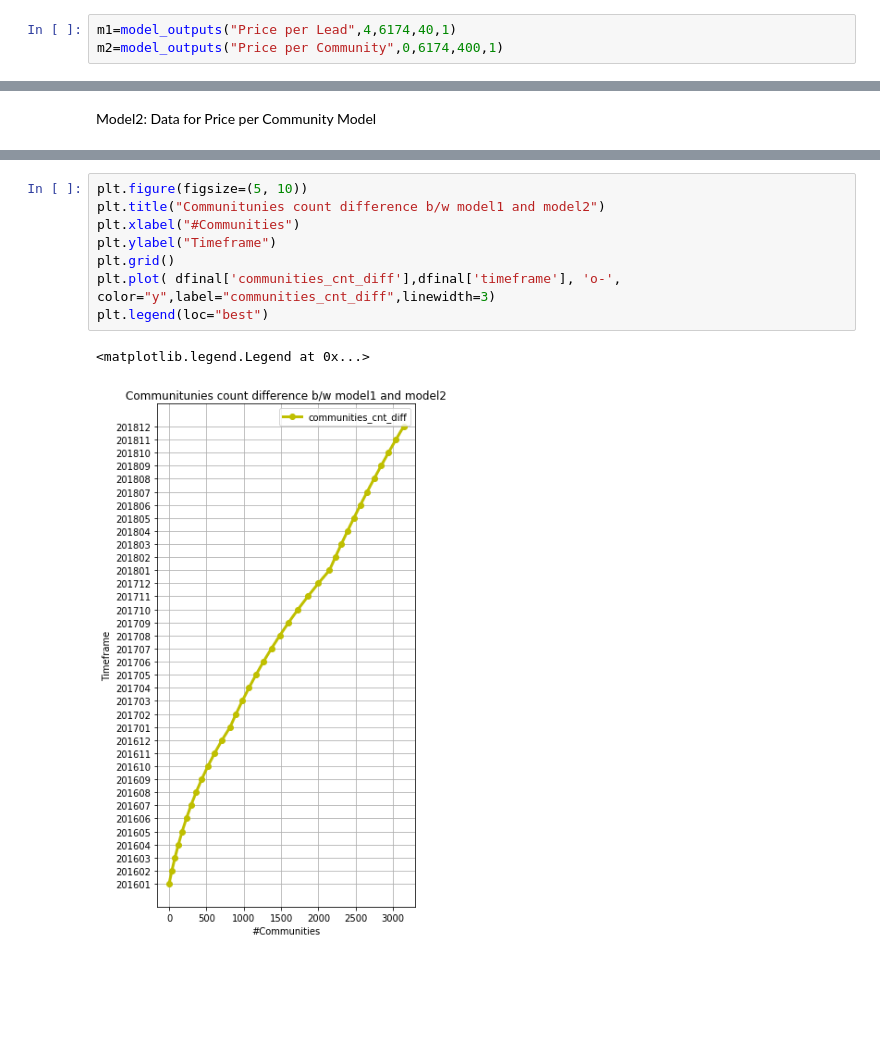
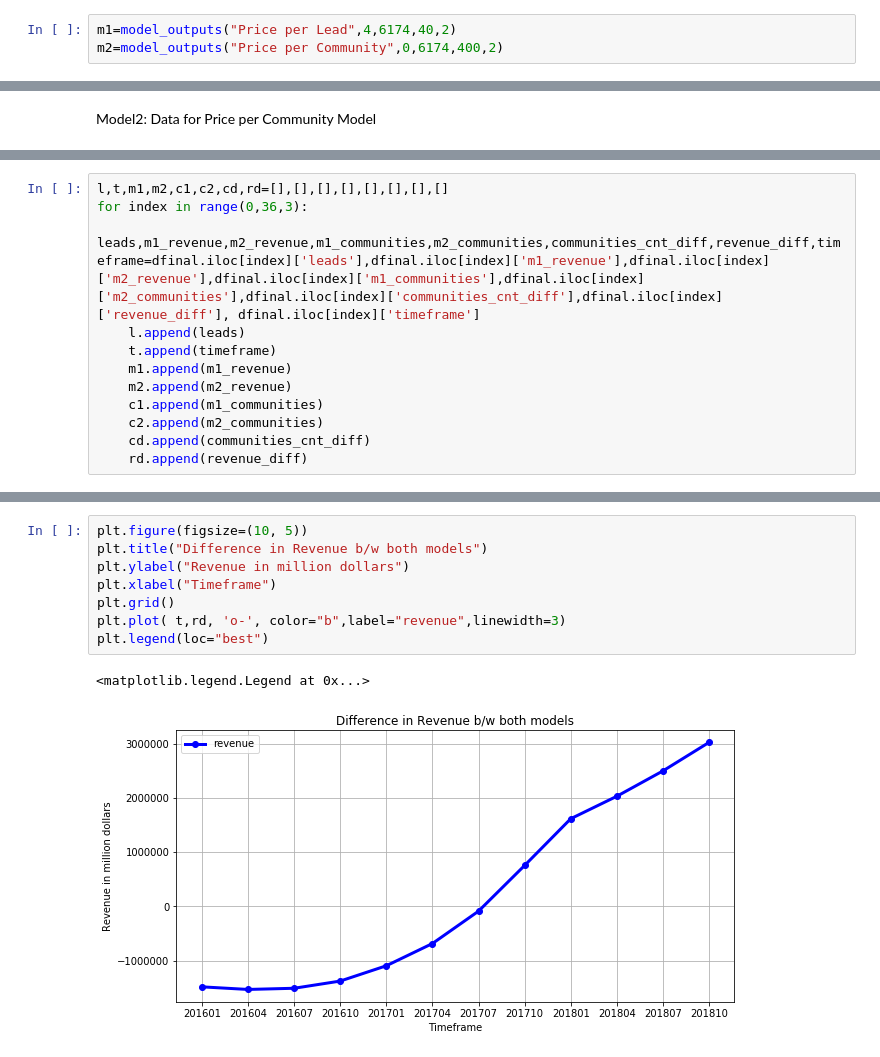
Before and after one commit to snalla1019/Miscellaneous, a Jupyter notebook: NewConstructionPricingProblem.ipynb, the cells around one changed output, grey strips where cells are left out. Saved outputs shown, nothing was run; the diff lists cells and outputs as text; blank space fills up the shorter version.

```diff
--- a/NewConstructionPricingProblem.ipynb
+++ b/NewConstructionPricingProblem.ipynb
@@ -69,8 +71,8 @@ def model_outputs(model,leads,communities,price,count):
 
     return data
 # %%
-m1=model_outputs("Price per Lead",4,6174,40,1)
-m2=model_outputs("Price per Community",0,6174,400,1)
+m1=model_outputs("Price per Lead",4,6174,40,2)
+m2=model_outputs("Price per Community",0,6174,400,2)
 # %% [markdown]
 Model1: Data for Price per Lead model
 # %%
@@ -141,3 +143,15 @@ dfinal
+# %%
+l,t,m1,m2,c1,c2,cd,rd=[],[],[],[],[],[],[],[]
+for index in range(0,36,3):
+    leads,m1_revenue,m2_revenue,m1_communities,m2_communities,communities_cnt_diff,revenue_diff,timeframe=dfinal.iloc[index]['leads'],dfinal.iloc[index]['m1_revenue'],dfinal.iloc[index]['m2_revenue'],dfinal.iloc[index]['m1_communities'],dfinal.iloc[index]['m2_communities'],dfinal.iloc[index]['communities_cnt_diff'],dfinal.iloc[index]['revenue_diff'], dfinal.iloc[index]['timeframe']
+    l.append(leads)
+    t.append(timeframe)
+    m1.append(m1_revenue)
+    m2.append(m2_revenue)
+    c1.append(m1_communities)
+    c2.append(m2_communities)
+    cd.append(communities_cnt_diff)
+    rd.append(revenue_diff)
 # %%
 import matplotlib.pyplot as plt
 %matplotlib inline
@@ -168,11 +196,11 @@ plt.legend(loc="best")
 # %%
-plt.figure(figsize=(5, 10))
-plt.title("Communitunies count difference b/w model1 and model2")
-plt.xlabel("#Communities")
-plt.ylabel("Timeframe")
+plt.figure(figsize=(10, 5))
+plt.title("Difference in Revenue b/w both models")
+plt.ylabel("Revenue in million dollars")
+plt.xlabel("Timeframe")
 plt.grid()
-plt.plot( dfinal['communities_cnt_diff'],dfinal['timeframe'], 'o-', color="y",label="communities_cnt_diff",linewidth=3)
+plt.plot( t,rd, 'o-', color="b",label="revenue",linewidth=3)
 plt.legend(loc="best")
 # %% [output]
 <matplotlib.legend.Legend at 0x...>
-[figure, old version]
+[figure, new version]
```
Also changed, not shown: parts of 17 cells of this notebook.
